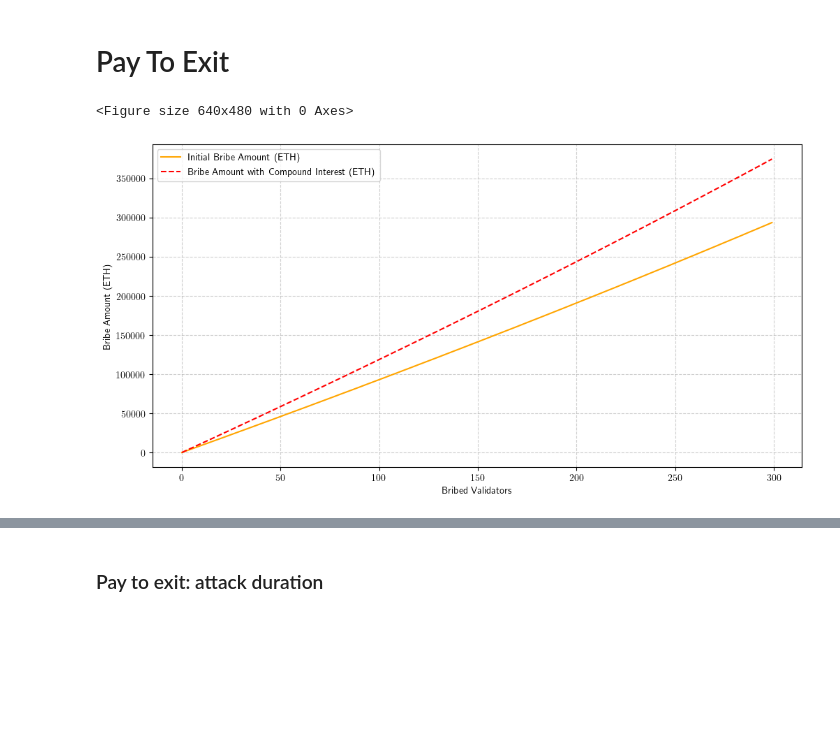
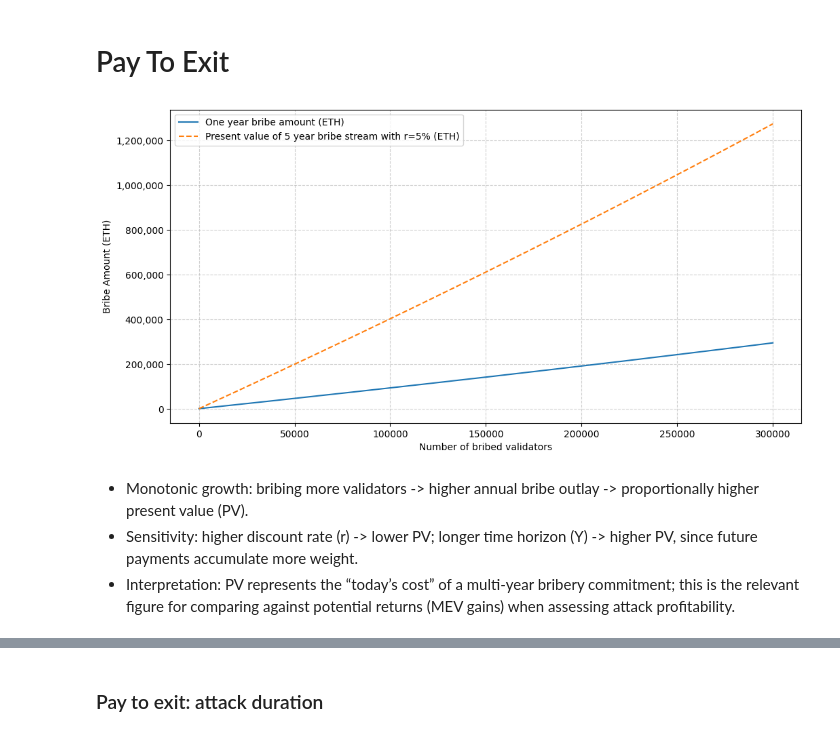
Before and after one commit to 0xSooki/bribery-zoo, a Jupyter notebook: Figures/playground.ipynb, the cells around one changed output, grey strips where cells are left out. Cells and saved outputs as stored; diff of their text form; code cells hidden in the pictures; blank space fills up the shorter version.

```diff
--- a/Figures/playground.ipynb
+++ b/Figures/playground.ipynb
@@ -418,17 +145,0 @@ plt.xticks(range(0, 26, 5))
-# %%
-df = pd.read_csv("pay_to_bias_measurements.csv")
-
-plt.rcParams.update(
-    {
-        "text.usetex": True,
-    }
-)
-
-fig = plt.figure(figsize=(1, 1))
-ax = fig.add_axes([0, 0, 5, 5])
-ax.plot(range(2, 32), df["take"], label="takeBribe()")
-ax.plot(range(2, 32), df["offer"], label="offerBribe()")
-ax.set_ylabel(r"\textbf{s}", fontsize=14)
-ax.set_xlabel(r"", fontsize=14)
-plt.legend()
-plt.show()
@@ -444,38 +620,42 @@ def getAPR(noOfValidators):
 # %%
 noOfBribedValidators = 300000
 
-matplot2tikz.clean_figure()
+discount_rate = 0.05
+years = 5
 
 oneYearRewards = [
     32 * getAPR(i) / 100
     for i in range(noOfValidators, noOfValidators - noOfBribedValidators, -1)
 ]
 bribeAmounts = np.cumsum(oneYearRewards)
 
-step = 1000  # take every 1000th data point
-bribeAmounts = bribeAmounts[::step]
+# PV = A * [1 - (1+r)^-Y] / r
+if discount_rate == 0:
+    pv_factor = years
+else:
+    pv_factor = (1 - (1 + discount_rate) ** (-years)) / discount_rate
 
-interest_rate = 0.05  # 5% annual interest rate
-years = 5
-
-bribeWithInterest = bribeAmounts * (1 + interest_rate) ** years
+bribePresentValue = bribeAmounts * pv_factor  # ETH
 
 plt.figure(figsize=(12, 6))
-plt.plot(bribeAmounts, label="Initial Bribe Amount (ETH)", color="orange")
+plt.plot(bribeAmounts, label="One year bribe amount (ETH)")
 plt.plot(
-    bribeWithInterest,
-    label="Bribe Amount with Compound Interest (ETH)",
+    bribePresentValue,
+    label=f"Present value of {years} year bribe stream with r={discount_rate:.0%} (ETH)",
     linestyle="--",
-    color="red",
 )
-plt.xlabel("Bribed Validators")
+plt.xlabel("Number of bribed validators")
 plt.ylabel("Bribe Amount (ETH)")
+plt.ticklabel_format(style='plain', axis='y')
+plt.gca().yaxis.set_major_formatter(mticker.StrMethodFormatter('{x:,.0f}'))
 plt.legend()
 plt.grid(True, linestyle="--", alpha=0.6)
-# plt.savefig("bls_gas_costs.pdf", format="pdf", bbox_inches="tight")
-matplot2tikz.save("bls_gas_costs.tex")
+#plt.savefig("payToExitBribeAmounts.pdf", format="pdf", bbox_inches="tight")
 plt.show()
 # %% [output]
-<Figure size 640x480 with 0 Axes>
-[figure, old version]
+[figure, new version]
+# %% [markdown]
+* Monotonic growth: bribing more validators -> higher annual bribe outlay -> proportionally higher present value (PV).
+* Sensitivity: higher discount rate (r) -> lower PV; longer time horizon (Y) -> higher PV, since future payments accumulate more weight.
+* Interpretation: PV represents the “today’s cost” of a multi-year bribery commitment; this is the relevant figure for comparing against potential returns (MEV gains) when assessing attack profitability.
 # %%
```
Also changed, not shown: parts of 41 cells of this notebook.
